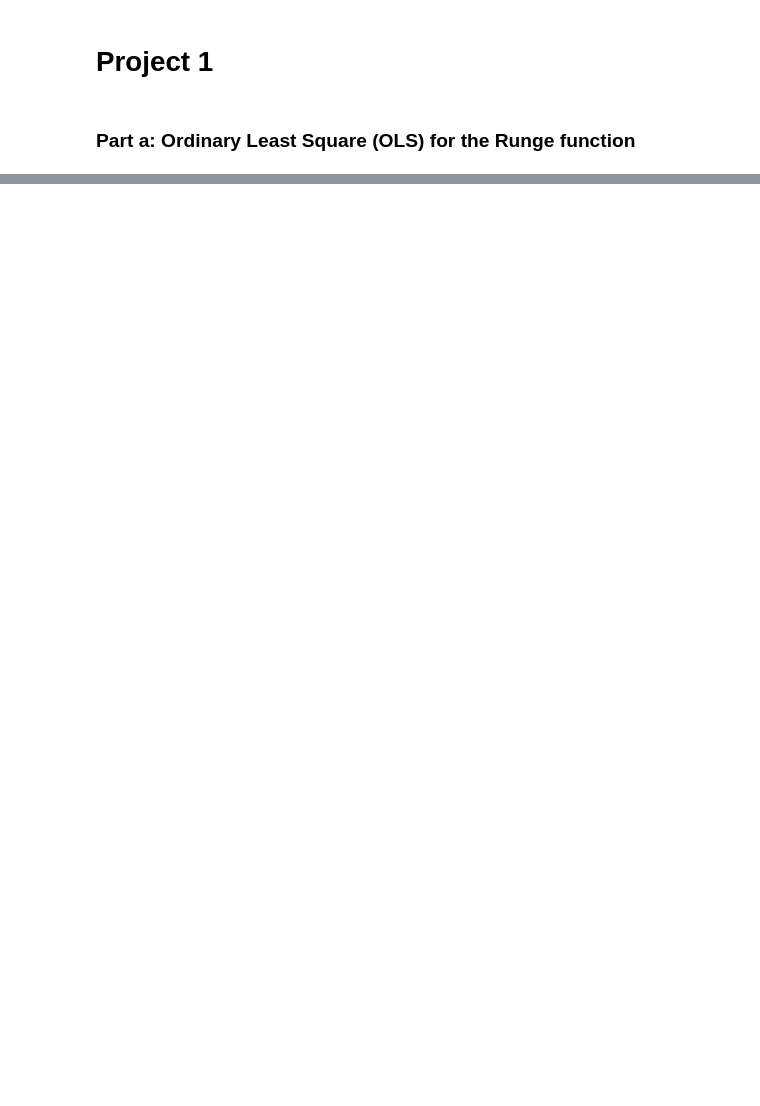
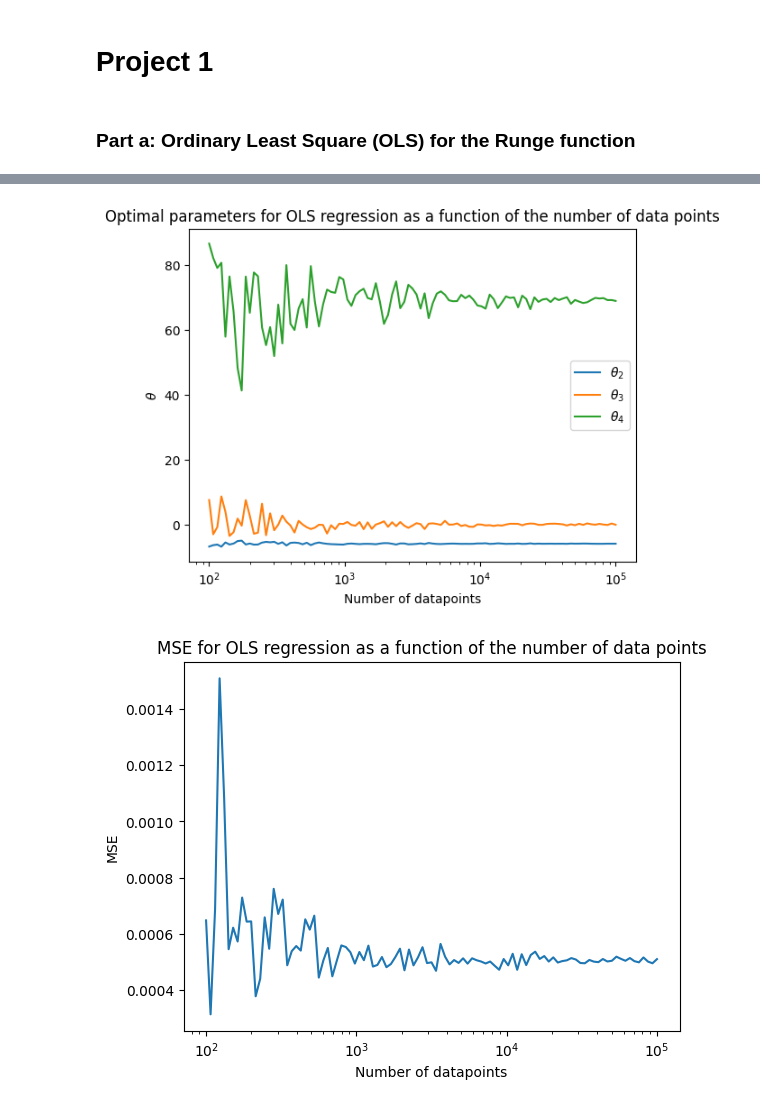
Before and after one commit to HeineEH/FYS-STK3155-4155_Project1, a Jupyter notebook: code/project_1.ipynb, the cells around one changed output, grey strips where cells are left out. Drawn from its saved outputs; the diff is of its cells as text; code cells hidden in the pictures; blank space fills up the shorter version.

```diff
--- a/code/project_1.ipynb
+++ b/code/project_1.ipynb
@@ -109,0 +157,56 @@ plt.show()
+# %%
+# Finding mse, r2 and optimal theta values as a function of the number of data points
+
+def MSE_and_theta_val(datapoints,theta_indices,deg,regression_type = "OLS",lamb = 0.0):
+    theta_val = np.zeros((len(datapoints),len(theta_indices)))
+    mse = np.zeros(len(datapoints))
+    r2 = np.zeros(len(datapoints))
+    for i in range(len(datapoints)):
+        n = int(datapoints[i])
+        x = np.linspace(-1, 1, n)
+        y = f(x) + 0.05*np.random.normal(0, 1, n)
+        X = polynomial_features(x, deg)
+        X_train, X_test, y_train, y_test = train_test_split(X, y, test_size=0.2,random_state=42)
+        scaler = StandardScaler()
+        scaler.fit(X_train)
+        X_train_s = scaler.transform(X_train)
+        X_test_s = scaler.transform(X_test)
+        y_offset = np.mean(y_train)
+        if regression_type == "OLS":
+            theta = OLS_parameters(X_train_s, y_train - y_offset)
+        else:
+            theta = Ridge_parameters(X_train_s, y_train - y_offset,lambda_reg = lamb)
+        y_pred = X_test_s @ theta + y_offset
+        mse[i] = MSE(y_test, y_pred,n)
+        r2[i] = R2(y_test, y_pred)
+        theta_val[i,:] = theta[theta_indices-1]
+    return mse,r2,theta_val
+
+theta_indices = np.array([2,3,4])
+deg = 20
+datapoints = 10**(np.linspace(2,5,101))
+mse,r2,theta_val = MSE_and_theta_val(datapoints,theta_indices,deg)
+
+for i in range(len(theta_indices)):
+    plt.semilogx(datapoints,theta_val[:,i],label=fr"$\theta_{theta_indices[i]}$")
+
+plt.xlabel("Number of datapoints")
+plt.ylabel(r"$\theta$")
+plt.legend()
+plt.title("Optimal parameters for OLS regression as a function of the number of data points")
+plt.show()
+
+plt.semilogx(datapoints,mse)
+plt.xlabel("Number of datapoints")
+plt.ylabel("MSE")
+plt.title("MSE for OLS regression as a function of the number of data points")
+plt.show()
+
+plt.semilogx(datapoints,r2)
+plt.xlabel("Number of datapoints")
+plt.ylabel(r"$R^2$")
+plt.title("R2 score for OLS regression as a function of the number of data points")
+plt.show()
+# %% [output]
+[figure, added]
+[figure, added]
```
Also changed, not shown: parts of 20 cells of this notebook, 4 other files.
